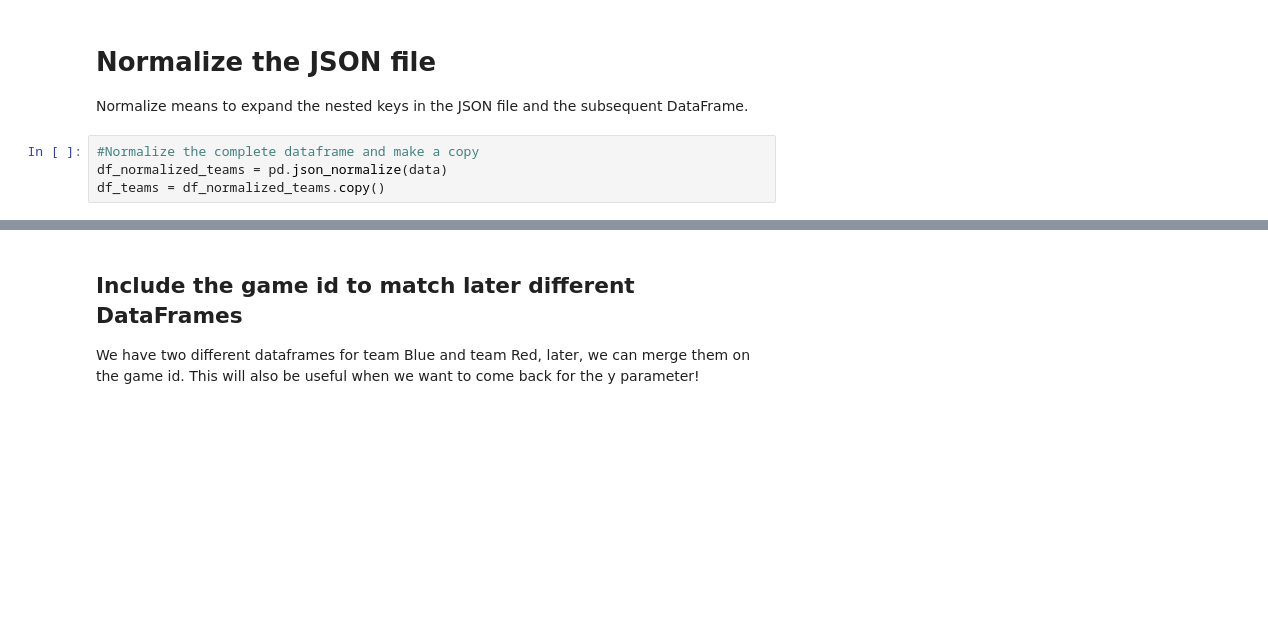
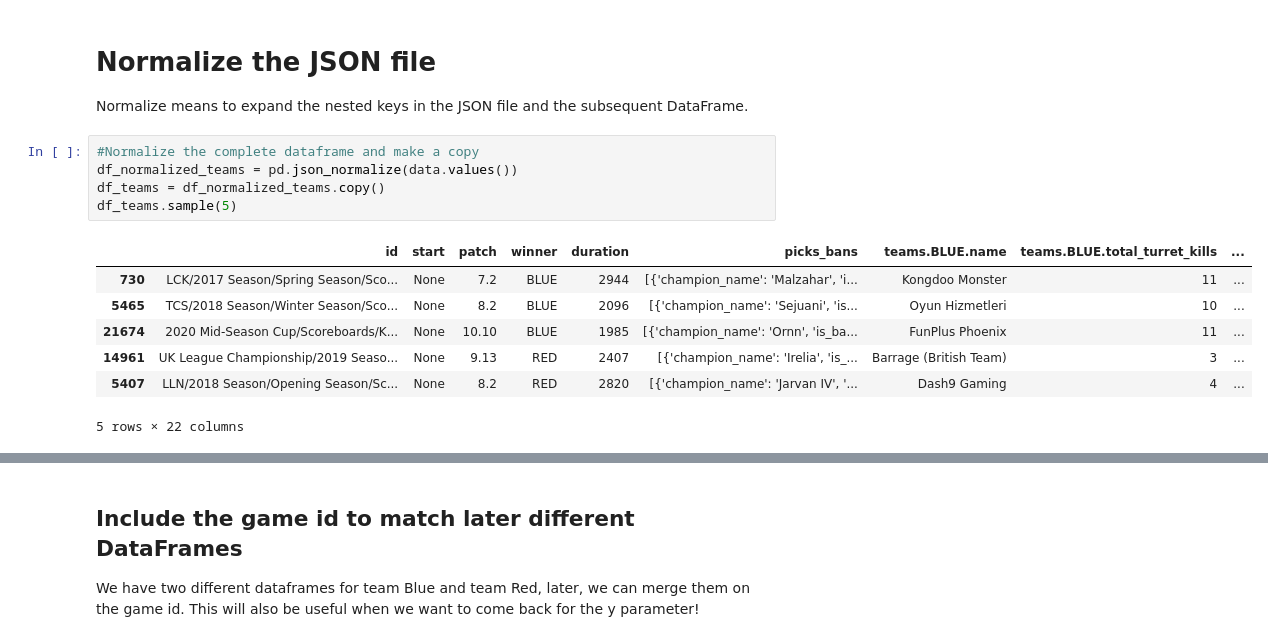
Before and after one commit to stephanyvargas/LoL_winner_predictor, a Jupyter notebook: notebooks/simple_model_Stephy.ipynb, the cells around one changed output, grey strips where cells are left out. Drawn from its saved outputs; the diff is of its cells as text; blank space fills up the shorter version.

```diff
--- a/notebooks/simple_model_Stephy.ipynb
+++ b/notebooks/simple_model_Stephy.ipynb
@@ -14,8 +43,17 @@ with open(file) as data_file:
 Normalize means to expand the nested keys in the JSON file and the subsequent DataFrame.
 # %%
 #Normalize the complete dataframe and make a copy
-df_normalized_teams = pd.json_normalize(data)
+df_normalized_teams = pd.json_normalize(data.values())
 df_teams = df_normalized_teams.copy()
+df_teams.sample(5)
+# %% [output]
+|  | id | start | patch | winner | duration | picks_bans | teams.BLUE.name | teams.BLUE.total_turret_kills | ... |
+| 730 | LCK/2017 Season/Spring Season/Sco... | None | 7.2 | BLUE | 2944 | [{'champion_name': 'Malzahar', 'i... | Kongdoo Monster | 11 | ... |
+| 5465 | TCS/2018 Season/Winter Season/Sco... | None | 8.2 | BLUE | 2096 | [{'champion_name': 'Sejuani', 'is... | Oyun Hizmetleri | 10 | ... |
+| 21674 | 2020 Mid-Season Cup/Scoreboards/K... | None | 10.10 | BLUE | 1985 | [{'champion_name': 'Ornn', 'is_ba... | FunPlus Phoenix | 11 | ... |
+| 14961 | UK League Championship/2019 Seaso... | None | 9.13 | RED | 2407 | [{'champion_name': 'Irelia', 'is_... | Barrage (British Team) | 3 | ... |
+| 5407 | LLN/2018 Season/Opening Season/Sc... | None | 8.2 | RED | 2820 | [{'champion_name': 'Jarvan IV', '... | Dash9 Gaming | 4 | ... |
+5 rows × 22 columns
 # %%
 #Make a dataframe dedicated to the teams
 df_teams.drop(['teams.BLUE.players', 'teams.RED.players', 'picks_bans'], axis=1, inplace=True)
```
Also changed, not shown: parts of 46 cells of this notebook.
